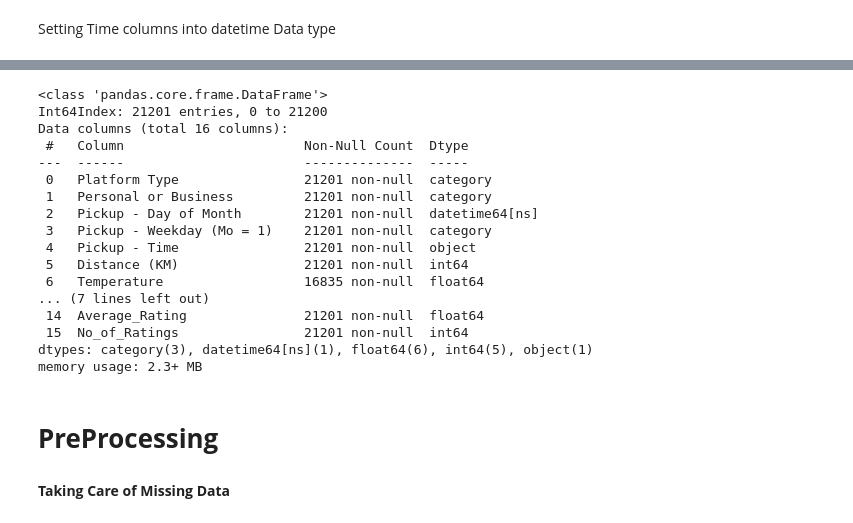
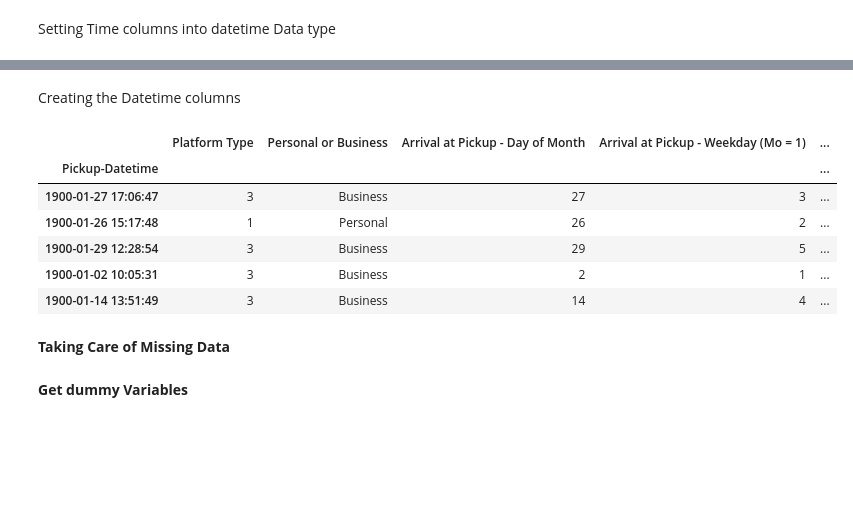
Before and after one commit to MathewNhari/Sendy-Logistics-Challenge, a Jupyter notebook: Sendy_Logistics_Challenge.ipynb, the cells around one changed output, grey strips where cells are left out. Cells and saved outputs as stored; diff of their text form; code cells hidden in the pictures; blank space fills up the shorter version.

Commit message:
DateTime fixed

```diff
--- a/Sendy_Logistics_Challenge.ipynb
+++ b/Sendy_Logistics_Challenge.ipynb
@@ -147,6 +159,0 @@ def timeconvert(df,Time_Cols):
-# %%
-#Getting all time columns into a list
-Time_cols = ['Pickup - Time']
-
-Train = timeconvert(Train,Time_cols)
-Test = timeconvert(Train,Time_cols)
@@ -170,25 +160,27 @@ DOM(Train,Date_cols).head()
-# %%
-Train.info()
-# %% [output]
-<class 'pandas.core.frame.DataFrame'>
-Int64Index: 21201 entries, 0 to 21200
-Data columns (total 16 columns):
- #   Column                       Non-Null Count  Dtype
----  ------                       --------------  -----
- 0   Platform Type                21201 non-null  category
- 1   Personal or Business         21201 non-null  category
- 2   Pickup - Day of Month        21201 non-null  datetime64[ns]
- 3   Pickup - Weekday (Mo = 1)    21201 non-null  category
- 4   Pickup - Time                21201 non-null  object
- 5   Distance (KM)                21201 non-null  int64
- 6   Temperature                  16835 non-null  float64
-... (7 lines left out)
- 14  Average_Rating               21201 non-null  float64
- 15  No_of_Ratings                21201 non-null  int64
-dtypes: category(3), datetime64[ns](1), float64(6), int64(5), object(1)
-memory usage: 2.3+ MB
-# %% [markdown]
-# **PreProcessing**
+# %% [markdown]
+Creating the Datetime columns
+# %%
+def ToDatetime(df):
+
+  df['Pickup - Day of Month'] = df['Pickup - Day of Month'].astype(str).apply(lambda x: x.zfill(2))
+  df['Pickup - Day of Month'] =  df['Pickup - Day of Month'].astype(str)
+  df['Pickup-Datetime'] = pd.to_datetime(df['Pickup - Day of Month']+' '+df['Pickup - Time'], format='%d %I:%M:%S %p')
+  df.drop(['Pickup - Day of Month', 'Pickup - Time'],axis=1, inplace=True)
+  df.set_index('Pickup-Datetime',inplace=True)
+  return df
+# %%
+Train = ToDatetime(Train)
+Test = ToDatetime(Test)
+# %%
+Test.head()
+# %% [output]
+|  | Platform Type | Personal or Business | Arrival at Pickup - Day of Month | Arrival at Pickup - Weekday (Mo = 1) | ... |
+| Pickup-Datetime |  |  |  |  | ... |
+| 1900-01-27 17:06:47 | 3 | Business | 27 | 3 | ... |
+| 1900-01-26 15:17:48 | 1 | Personal | 26 | 2 | ... |
+| 1900-01-29 12:28:54 | 3 | Business | 29 | 5 | ... |
+| 1900-01-02 10:05:31 | 3 | Business | 2 | 1 | ... |
+| 1900-01-14 13:51:49 | 3 | Business | 14 | 4 | ... |
 # %% [markdown]
 **Taking Care of Missing Data**
 # %%
@@ -203,3 +195,5 @@ def missingData(df,columns):
 columns = ['Temperature']
 Test = missingData(Test,columns)
 Train = missingData(Train,columns)
+# %% [markdown]
+**Get dummy Variables**
```
Also changed, not shown: parts of 33 cells of this notebook.
